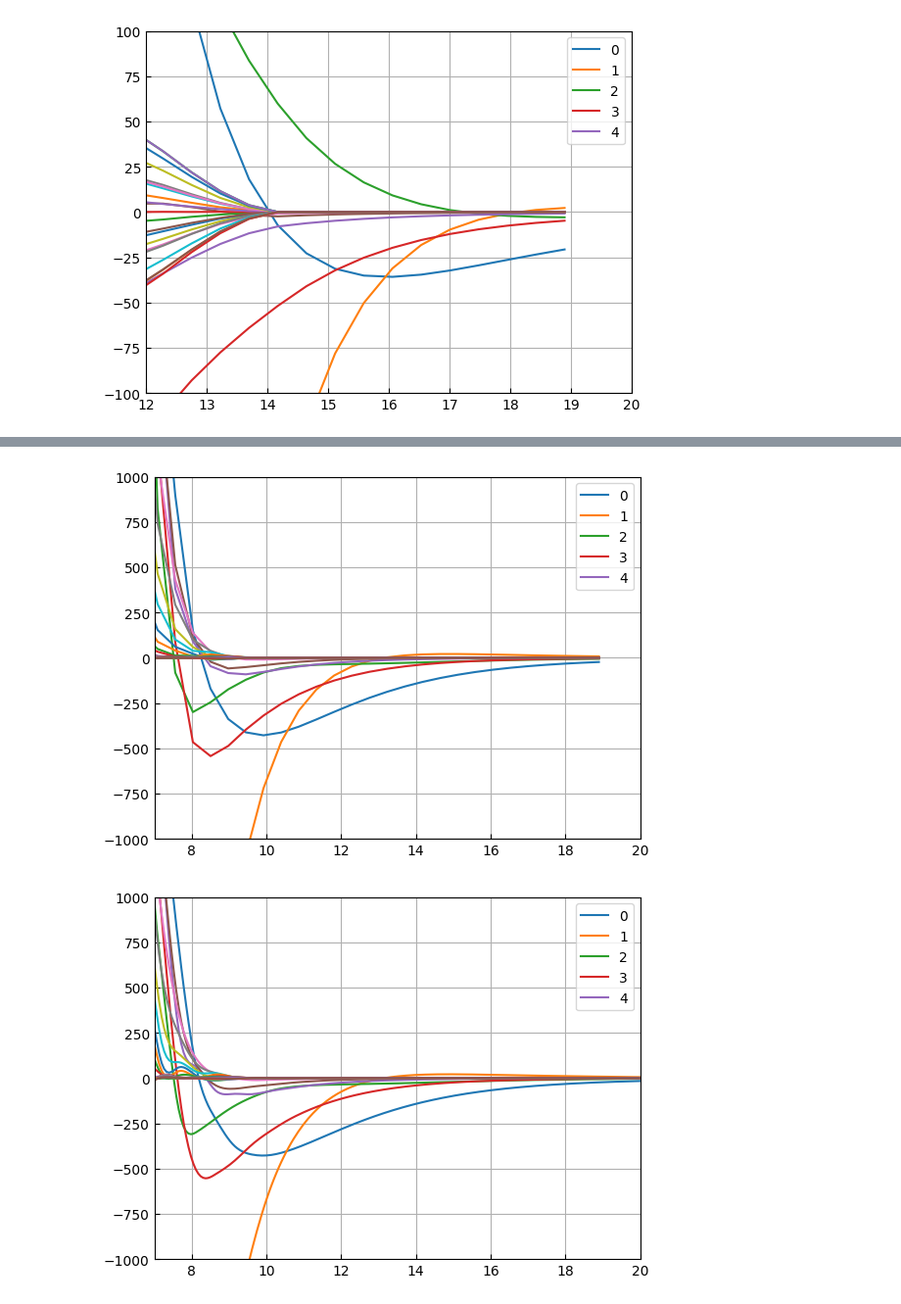
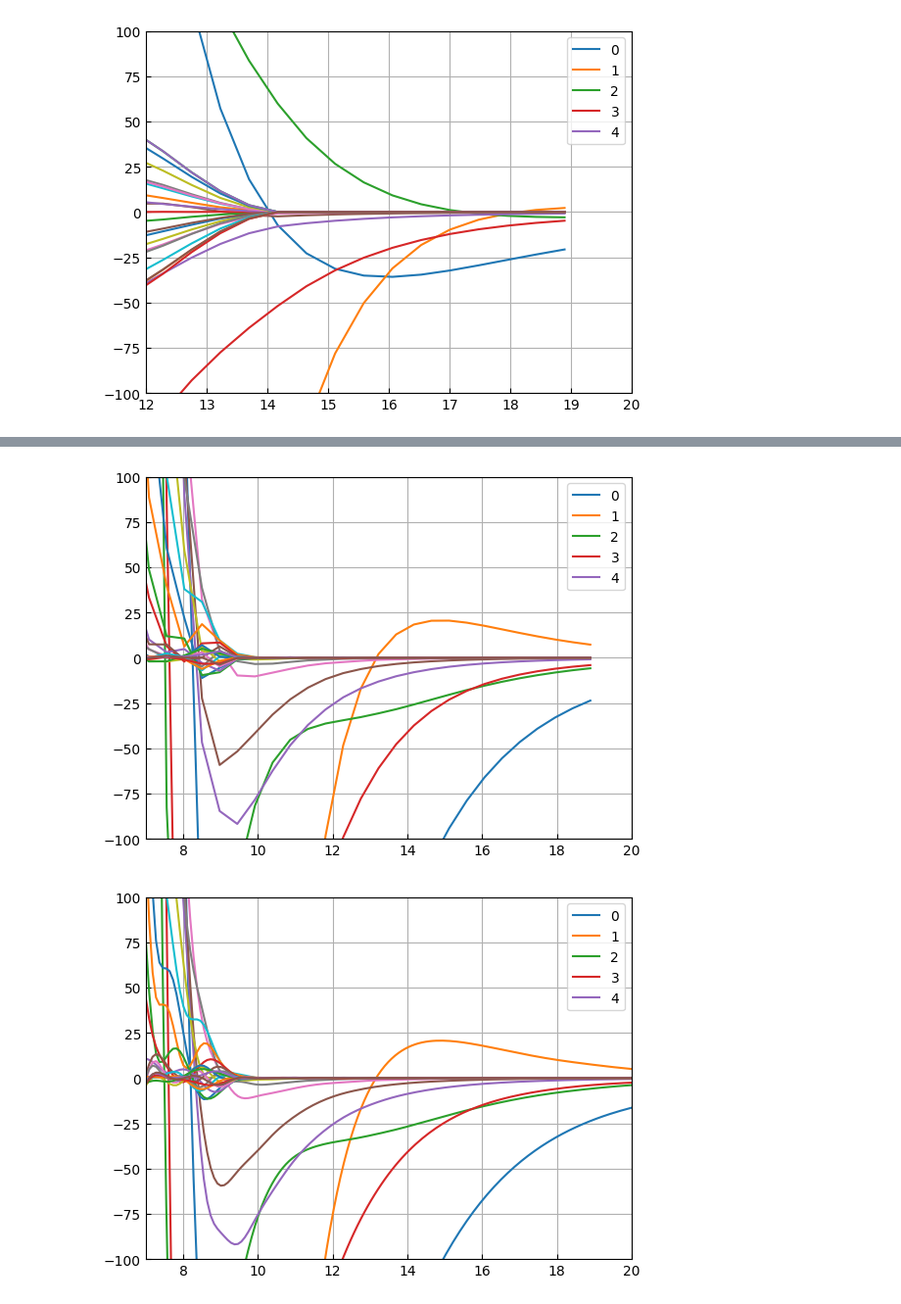
Before and after one commit to Wleter/quantum-rs, a Jupyter notebook: scattering-problems/analysis/srf_rb_analysis.ipynb, the cells around one changed output, grey strips where cells are left out. Shown at 98% size. Saved outputs shown, nothing was run; the diff lists cells and outputs as text; code cells hidden in the pictures.

```diff
--- a/scattering-problems/analysis/srf_rb_analysis.ipynb
+++ b/scattering-problems/analysis/srf_rb_analysis.ipynb
@@ -45,19 +45,19 @@ ax.plot(distances, values_legendre / CMINV)
 ax.legend([str(i) for i in range(5)])
 
 ax.set_xlim(7, 20)
-ax.set_ylim(-1000, 1000);
+ax.set_ylim(-100, 100);
 # %% [output]
-[figure, old version]
+[figure, new version]
 # %%
 data = utility.load(f"{DATA_PATH}/SrF_Rb_singlet_dec_interpolated.dat")
 distances = data[:, 0]
 values_legendre = data[:, 1:]
 
 fig, ax = utility.plot()
 ax.plot(distances, values_legendre / CMINV)
 ax.legend([str(i) for i in range(5)])
 
 ax.set_xlim(7, 20)
-ax.set_ylim(-1000, 1000);
+ax.set_ylim(-100, 100);
 # %% [output]
-[figure, old version]
+[figure, new version]
```
Also changed, not shown: parts of 1 cell of this notebook, 1 other file.
